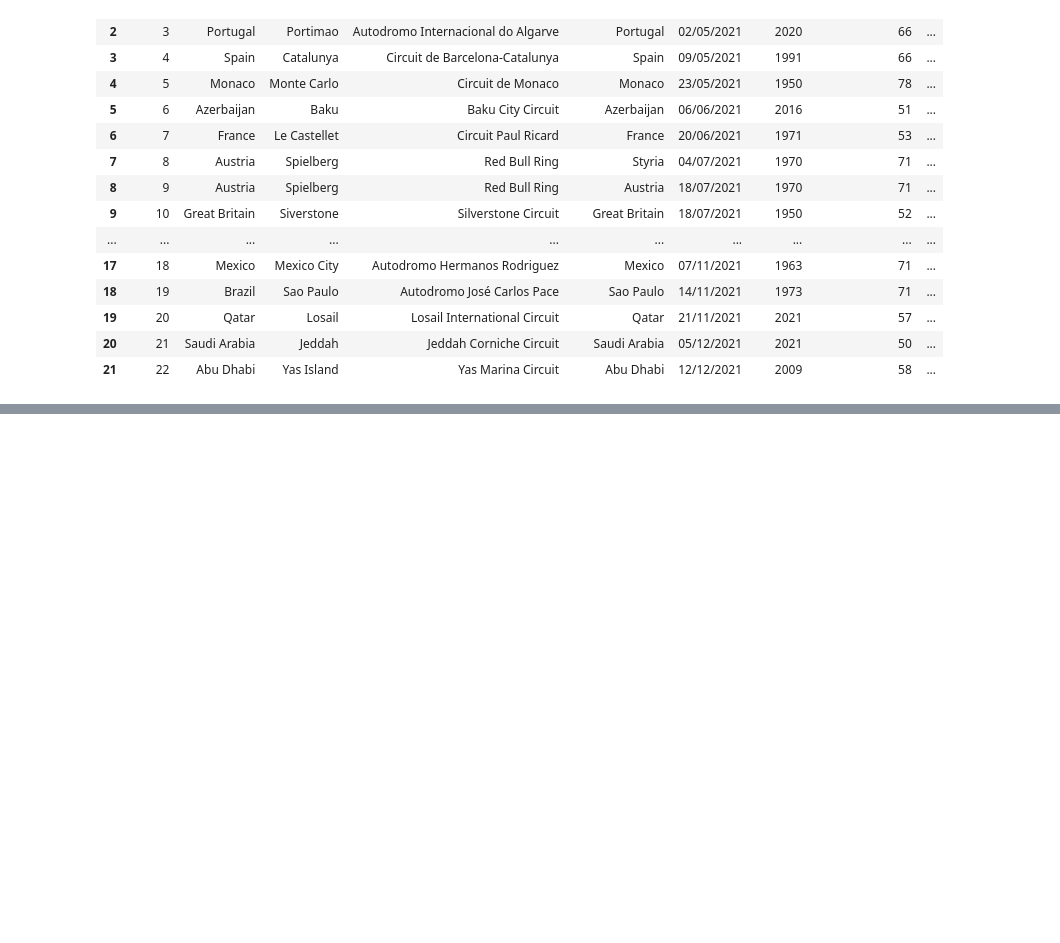
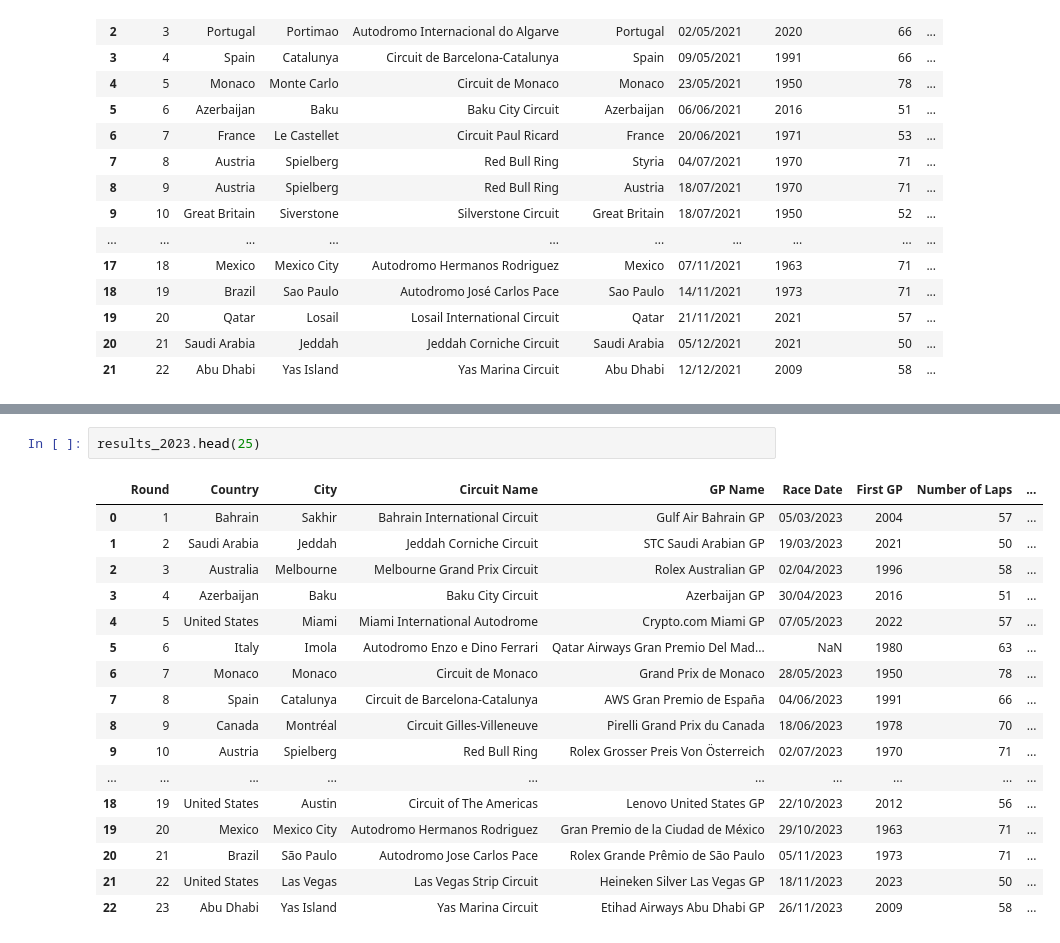
Before and after one commit to michalwietecki/f1-weather-dwh, a Jupyter notebook: results_table_creation.ipynb, the cells around one changed output, grey strips where cells are left out. Drawn from its saved outputs; the diff is of its cells as text; blank space fills up the shorter version.

```diff
--- a/results_table_creation.ipynb
+++ b/results_table_creation.ipynb
@@ -330,0 +373,20 @@ ids = [90672,26224, 68059,76541,87588,37306,74716, ]
+# %%
+results_2023.head(25)
+# %% [output]
+|  | Round | Country | City | Circuit Name | GP Name | Race Date | First GP | Number of Laps | ... |
+| 0 | 1 | Bahrain | Sakhir | Bahrain International Circuit | Gulf Air Bahrain GP | 05/03/2023 | 2004 | 57 | ... |
+| 1 | 2 | Saudi Arabia | Jeddah | Jeddah Corniche Circuit | STC Saudi Arabian GP | 19/03/2023 | 2021 | 50 | ... |
+| 2 | 3 | Australia | Melbourne | Melbourne Grand Prix Circuit | Rolex Australian GP | 02/04/2023 | 1996 | 58 | ... |
+| 3 | 4 | Azerbaijan | Baku | Baku City Circuit | Azerbaijan GP | 30/04/2023 | 2016 | 51 | ... |
+| 4 | 5 | United States | Miami | Miami International Autodrome | Crypto.com Miami GP | 07/05/2023 | 2022 | 57 | ... |
+| 5 | 6 | Italy | Imola | Autodromo Enzo e Dino Ferrari | Qatar Airways Gran Premio Del Mad... | NaN | 1980 | 63 | ... |
+| 6 | 7 | Monaco | Monaco | Circuit de Monaco | Grand Prix de Monaco | 28/05/2023 | 1950 | 78 | ... |
+| 7 | 8 | Spain | Catalunya | Circuit de Barcelona-Catalunya | AWS Gran Premio de España | 04/06/2023 | 1991 | 66 | ... |
+| 8 | 9 | Canada | Montréal | Circuit Gilles-Villeneuve | Pirelli Grand Prix du Canada | 18/06/2023 | 1978 | 70 | ... |
+| 9 | 10 | Austria | Spielberg | Red Bull Ring | Rolex Grosser Preis Von Österreich | 02/07/2023 | 1970 | 71 | ... |
+| ... | ... | ... | ... | ... | ... | ... | ... | ... | ... |
+| 18 | 19 | United States | Austin | Circuit of The Americas | Lenovo United States GP | 22/10/2023 | 2012 | 56 | ... |
+| 19 | 20 | Mexico | Mexico City | Autodromo Hermanos Rodriguez | Gran Premio de la Ciudad de México | 29/10/2023 | 1963 | 71 | ... |
+| 20 | 21 | Brazil | São Paulo | Autodromo Jose Carlos Pace | Rolex Grande Prêmio de São Paulo | 05/11/2023 | 1973 | 71 | ... |
+| 21 | 22 | United States | Las Vegas | Las Vegas Strip Circuit | Heineken Silver Las Vegas GP | 18/11/2023 | 2023 | 50 | ... |
+| 22 | 23 | Abu Dhabi | Yas Island | Yas Marina Circuit | Etihad Airways Abu Dhabi GP | 26/11/2023 | 2009 | 58 | ... |
```
Also changed, not shown: parts of 4 cells of this notebook, 2 other files.
